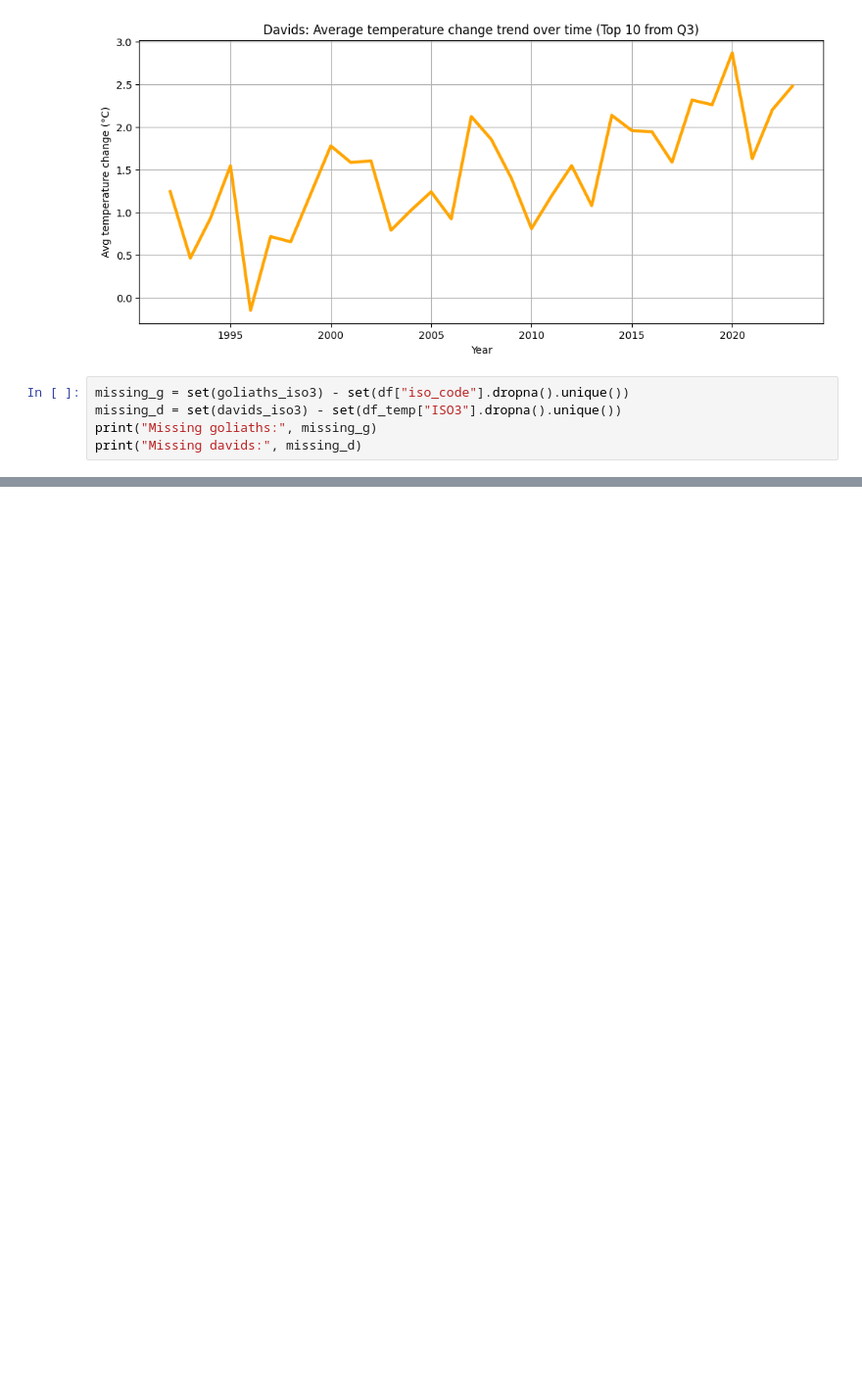
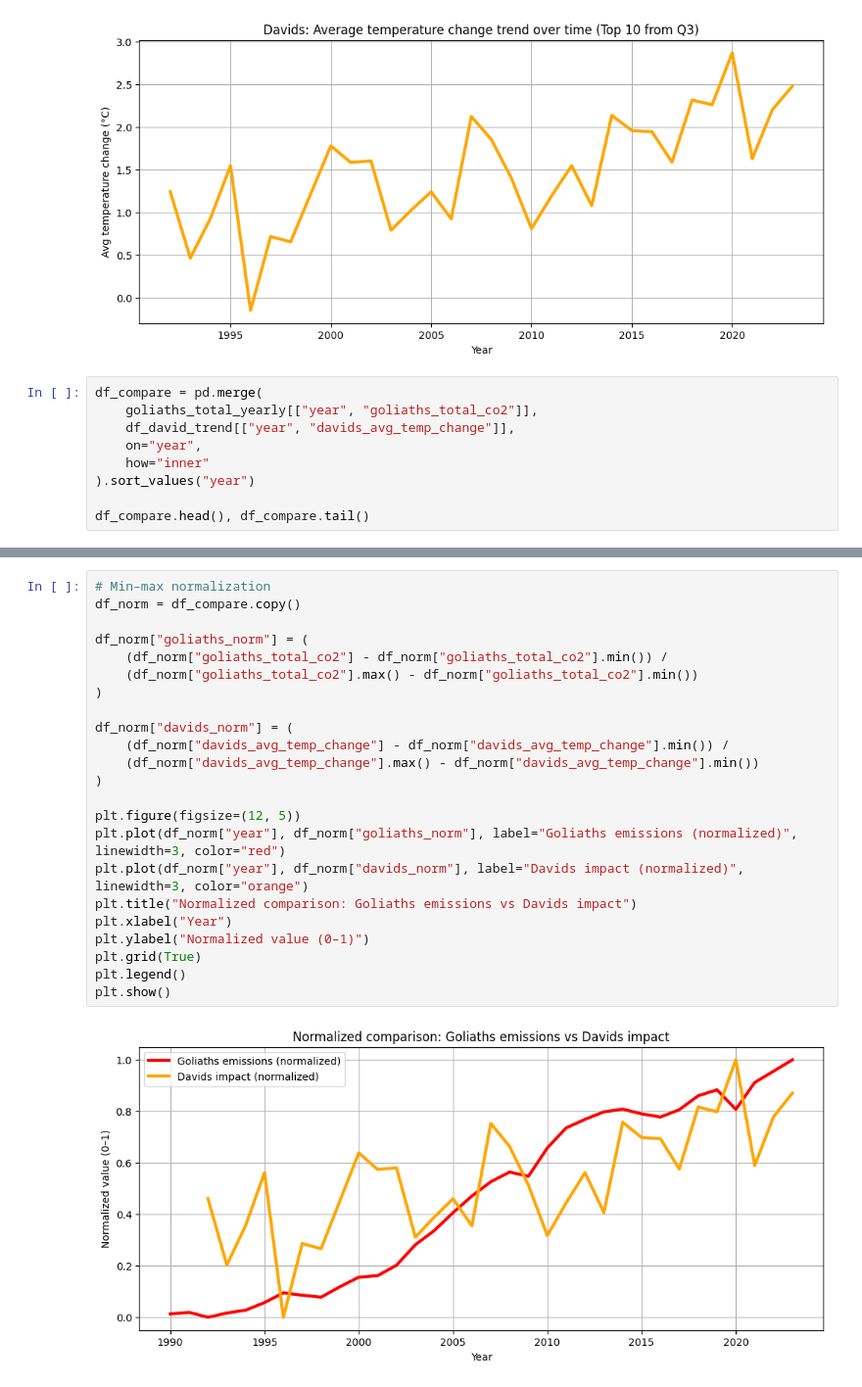
Before and after one commit to tince250/climate-change-ds, a Jupyter notebook: q4-goliaths-impact-on-davids.ipynb, the cells around one changed output, grey strips where cells are left out. Shown at 98% size. Cells and saved outputs as stored; diff of their text form; blank space fills up the shorter version.

Commit message:
Add: Compared Goliaths emissions and Davids impact

```diff
--- a/q4-goliaths-impact-on-davids.ipynb
+++ b/q4-goliaths-impact-on-davids.ipynb
@@ -128,8 +129,12 @@ plt.show()
 # %% [output]
 [figure]
 # %%
-missing_g = set(goliaths_iso3) - set(df["iso_code"].dropna().unique())
-missing_d = set(davids_iso3) - set(df_temp["ISO3"].dropna().unique())
-print("Missing goliaths:", missing_g)
-print("Missing davids:", missing_d)
+df_compare = pd.merge(
+    goliaths_total_yearly[["year", "goliaths_total_co2"]],
+    df_david_trend[["year", "davids_avg_temp_change"]],
+    on="year",
+    how="inner"
+).sort_values("year")
+
+df_compare.head(), df_compare.tail()
 # %% [output]
@@ -137,0 +153,25 @@ Missing davids: set()
+# %%
+# Min–max normalization
+df_norm = df_compare.copy()
+
+df_norm["goliaths_norm"] = (
+    (df_norm["goliaths_total_co2"] - df_norm["goliaths_total_co2"].min()) /
+    (df_norm["goliaths_total_co2"].max() - df_norm["goliaths_total_co2"].min())
+)
+
+df_norm["davids_norm"] = (
+    (df_norm["davids_avg_temp_change"] - df_norm["davids_avg_temp_change"].min()) /
+    (df_norm["davids_avg_temp_change"].max() - df_norm["davids_avg_temp_change"].min())
+)
+
+plt.figure(figsize=(12, 5))
+plt.plot(df_norm["year"], df_norm["goliaths_norm"], label="Goliaths emissions (normalized)", linewidth=3, color="red")
+plt.plot(df_norm["year"], df_norm["davids_norm"], label="Davids impact (normalized)", linewidth=3, color="orange")
+plt.title("Normalized comparison: Goliaths emissions vs Davids impact")
+plt.xlabel("Year")
+plt.ylabel("Normalized value (0–1)")
+plt.grid(True)
+plt.legend()
+plt.show()
+# %% [output]
+[figure, added]
```
Also changed, not shown: parts of 7 cells of this notebook.
